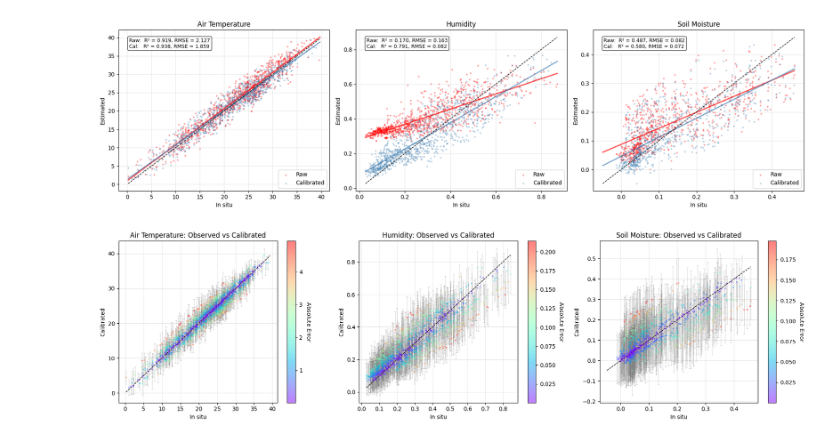
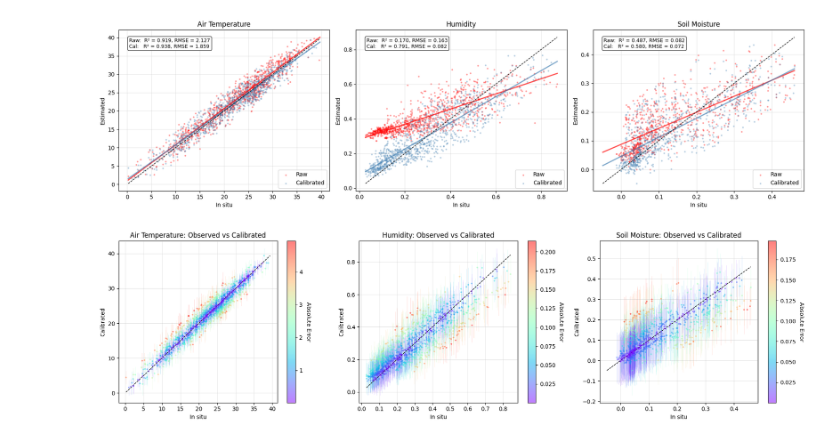
Before and after one commit to gregory-halverson-jpl/JET3, a Jupyter notebook: notebooks/Meteorology Calibration.ipynb, the cells around one changed output. Cells and saved outputs as stored; diff of their text form; code cells hidden in the pictures.

Commit message:
making error bars less opaque

```diff
--- a/notebooks/Meteorology Calibration.ipynb
+++ b/notebooks/Meteorology Calibration.ipynb
@@ -532,43 +532,48 @@ for col_idx, (obs_col, cal_col, uq_col, label) in enumerate(errorbar_specs):
 
     # Plot error bars with color mapping (behind points)
     for idx in aligned.index:
+        # Get color from colormap based on absolute error
+        norm = plt.Normalize(vmin=aligned["abs_error"].min(), vmax=aligned["abs_error"].max())
+        cmap = plt.cm.rainbow
+        color = cmap(norm(aligned.loc[idx, "abs_error"]))
+
         axes[col_idx].errorbar(
             aligned.loc[idx, "obs"],
             aligned.loc[idx, "cal"],
             yerr=aligned.loc[idx, "sigma"],
             fmt="none",
-            ecolor="gray",
+            ecolor=color,
             elinewidth=0.8,
-            capsize=1.5,
-            alpha=0.3,
+            capsize=0,
+            alpha=0.15,
             zorder=1,
         )
 
     # Scatter plot colored by absolute error (on top of error bars)
     scatter = axes[col_idx].scatter(
         aligned["obs"],
         aligned["cal"],
         c=aligned["abs_error"],
         s=8,
         alpha=0.5,
         cmap="rainbow",
         edgecolors="none",
         zorder=3,
     )
 
     min_lim = min(aligned["obs"].min(), aligned["cal"].min())
     max_lim = max(aligned["obs"].max(), aligned["cal"].max())
     axes[col_idx].plot([min_lim, max_lim], [min_lim, max_lim], "k--", linewidth=1)
     axes[col_idx].set_title(f"{label}: Observed vs Calibrated")
     axes[col_idx].set_xlabel("In situ")
     axes[col_idx].set_ylabel("Calibrated")
     axes[col_idx].grid(True, alpha=0.3)
 
     # Add colorbar
     cbar = plt.colorbar(scatter, ax=axes[col_idx])
     cbar.set_label("Absolute Error", rotation=270, labelpad=15)
 
 plt.tight_layout()
 plt.show()
 # %% [output]
-[figure, old version]
+[figure, new version]
```
